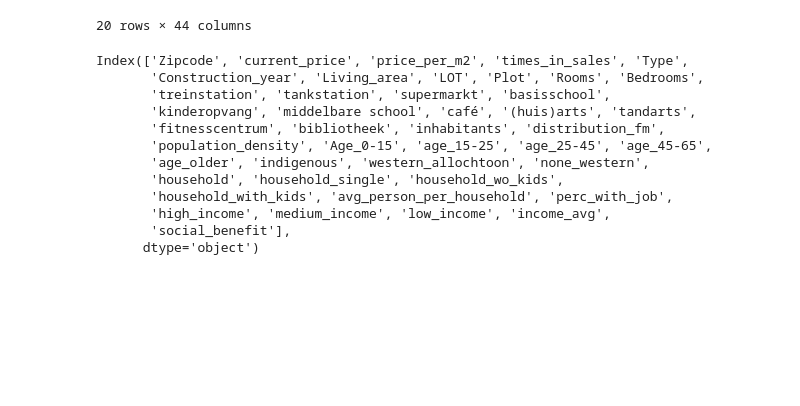
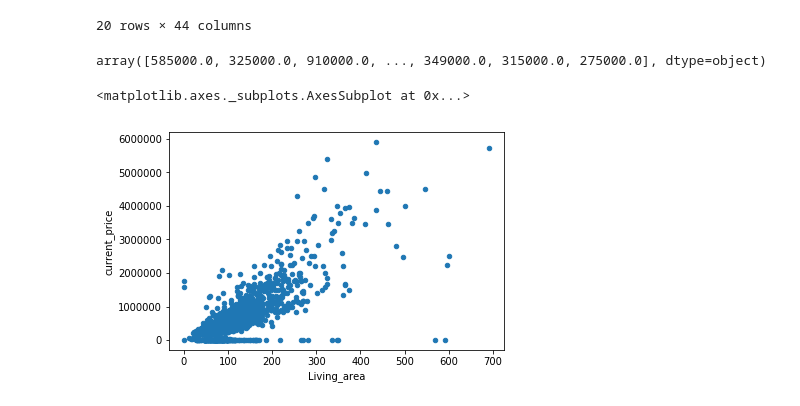
Before and after one commit to tsuhina/Amsterdam_Properties, a Jupyter notebook: data/Amsterdam_Properties_Dataset_From_Mojtaba.ipynb, the cells around one changed output. Drawn from its saved outputs; the diff is of its cells as text; code cells hidden in the pictures; blank space fills up the shorter version.

```diff
--- a/data/Amsterdam_Properties_Dataset_From_Mojtaba.ipynb
+++ b/data/Amsterdam_Properties_Dataset_From_Mojtaba.ipynb
@@ -177,18 +177,14 @@ data_frame.head(20)
 20 rows × 44 columns
 # %%
 data_frame.to_csv('CompleteData.csv', sep = ',', index = False)
-# %%
-data_frame.columns
-# %% [output]
-Index(['Zipcode', 'current_price', 'price_per_m2', 'times_in_sales', 'Type',
-       'Construction_year', 'Living_area', 'LOT', 'Plot', 'Rooms', 'Bedrooms',
-       'treinstation', 'tankstation', 'supermarkt', 'basisschool',
-       'kinderopvang', 'middelbare school', 'café', '(huis)arts', 'tandarts',
-       'fitnesscentrum', 'bibliotheek', 'inhabitants', 'distribution_fm',
-       'population_density', 'Age_0-15', 'age_15-25', 'age_25-45', 'age_45-65',
-       'age_older', 'indigenous', 'western_allochtoon', 'none_western',
-       'household', 'household_single', 'household_wo_kids',
-       'household_with_kids', 'avg_person_per_household', 'perc_with_job',
-       'high_income', 'medium_income', 'low_income', 'income_avg',
-       'social_benefit'],
-      dtype='object')
+# %%
+data_frame.current_price.values
+# %% [output]
+array([585000.0, 325000.0, 910000.0, ..., 349000.0, 315000.0, 275000.0], dtype=object)
+# %%
+data_frame.current_price = pd.to_numeric(data_frame.current_price)
+# %%
+data_frame.plot(x = 'Living_area', y = 'current_price', kind = 'scatter')
+# %% [output]
+<matplotlib.axes._subplots.AxesSubplot at 0x...>
+[figure, added]
```
Also changed, not shown: 1 other file.
